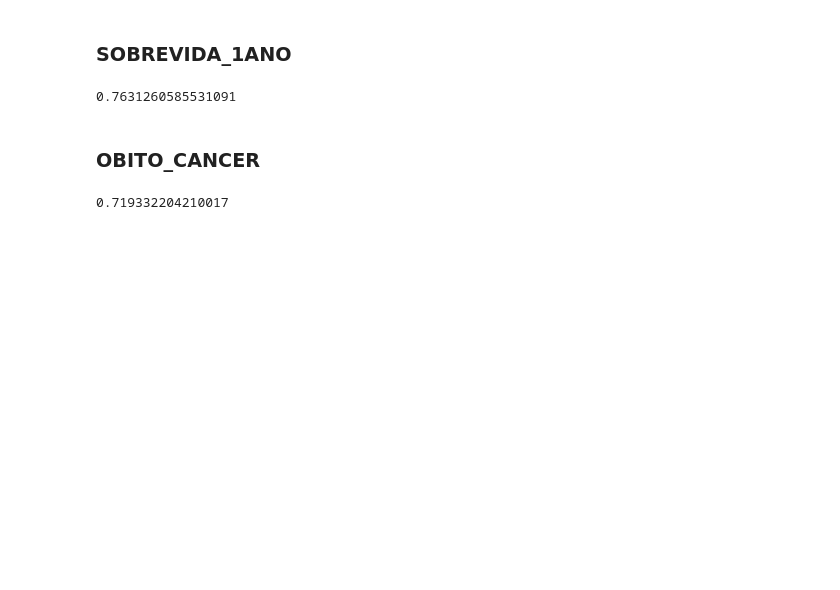
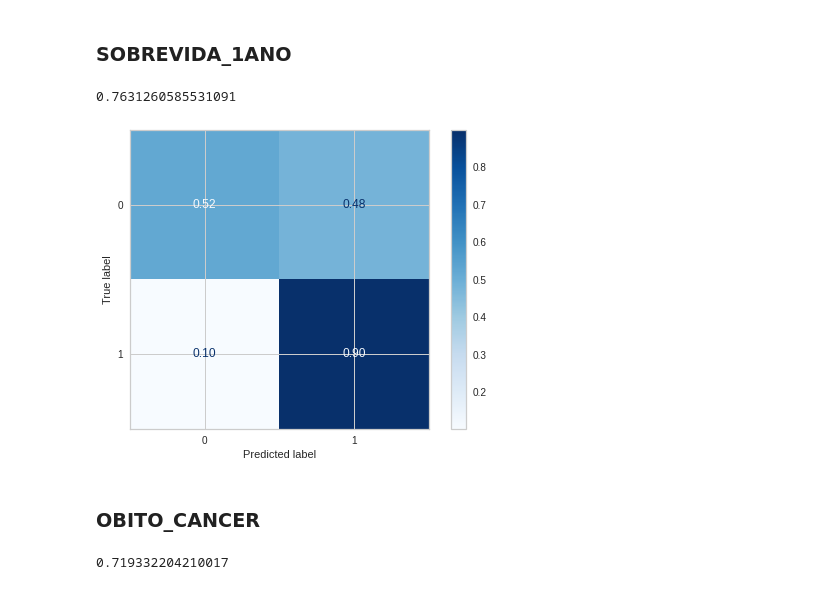
Before and after one commit to JCTSilva/FinalProject_IMT_CANCER, a Jupyter notebook: Notebooks/mouth_oropharynx_preprocessing.ipynb, the cells around one changed output. Saved outputs shown, nothing was run; the diff lists cells and outputs as text; code cells hidden in the pictures; blank space fills up the shorter version.

```diff
--- a/Notebooks/mouth_oropharynx_preprocessing.ipynb
+++ b/Notebooks/mouth_oropharynx_preprocessing.ipynb
@@ -1912,6 +1917,11 @@ clf = GradientBoostingClassifier(random_state=42).fit(X_train, y_train)
 clf.score(X_test, y_test)
 # %% [output]
 0.7631260585531091
+# %%
+plot_confusion_matrix(clf, X_test, y_test, normalize='true', values_format='.2f', cmap='Blues')
+plt.show()
+# %% [output]
+[figure, added]
 # %% [markdown]
 ### **OBITO_CANCER**
 # %%
```
Also changed, not shown: parts of 4 cells of this notebook.
